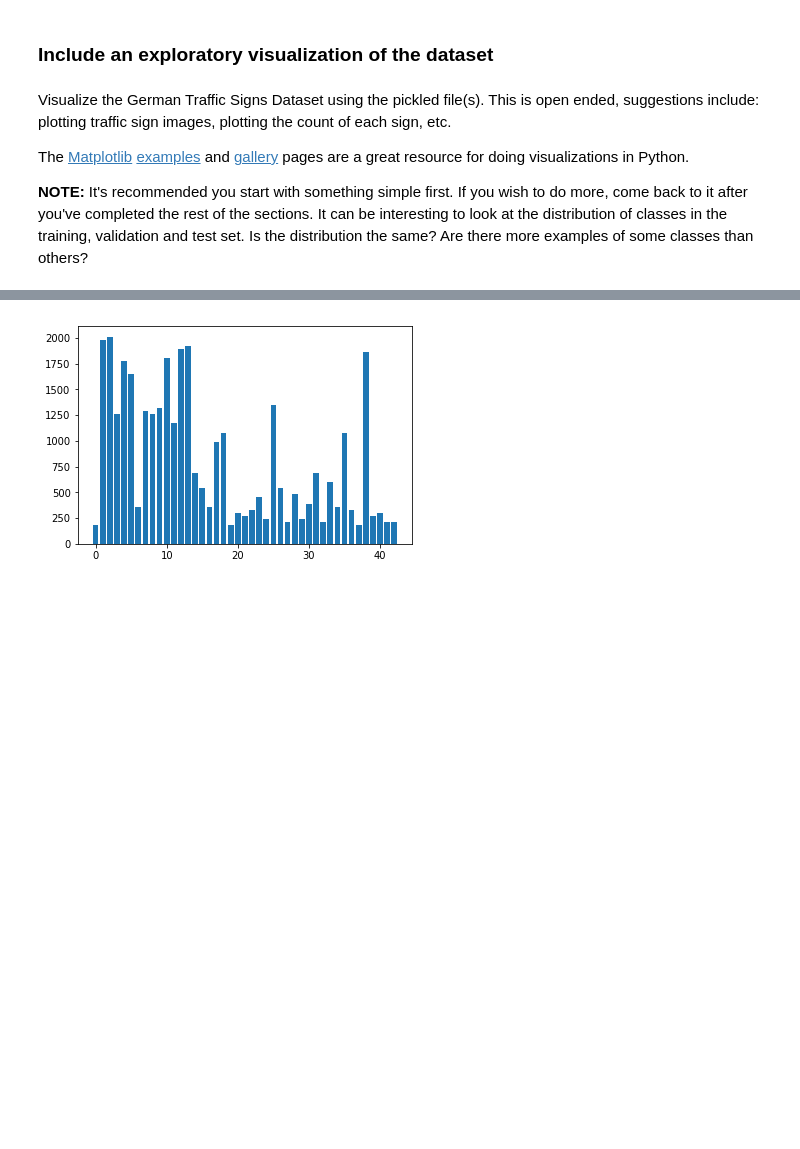
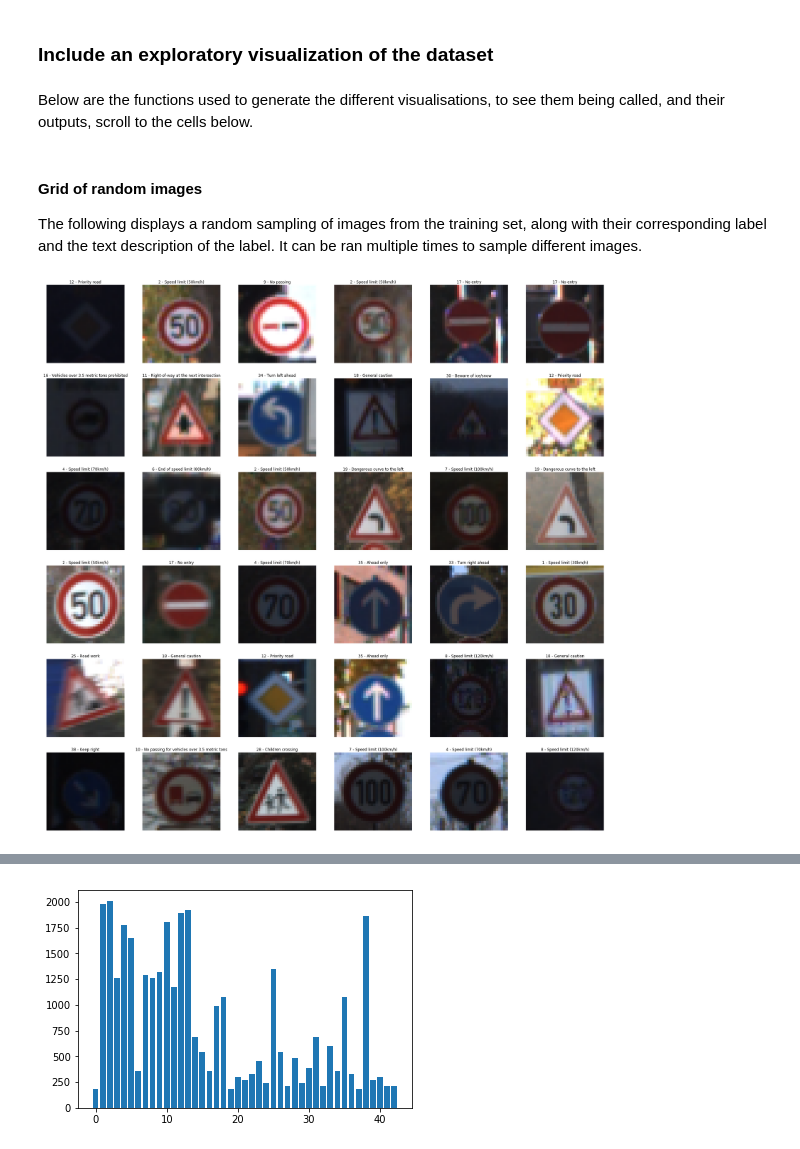
Before and after one commit to Cribbin/self-driving-car-engineer-nanodegree-3, a Jupyter notebook: Traffic_Sign_Classifier.ipynb, the cells around one changed output, grey strips where cells are left out. Saved outputs shown, nothing was run; the diff lists cells and outputs as text; code cells hidden in the pictures; blank space fills up the shorter version.

Commit message:
Add Grid of random images visualizer

```diff
--- a/Traffic_Sign_Classifier.ipynb
+++ b/Traffic_Sign_Classifier.ipynb
@@ -92,18 +88,33 @@ Image data shape = (32, 32, 3)
 Number of classes = 43
 # %% [markdown]
 ### Include an exploratory visualization of the dataset
-# %% [markdown]
-Visualize the German Traffic Signs Dataset using the pickled file(s). This is open ended, suggestions include: plotting traffic sign images, plotting the count of each sign, etc.
-
-The [Matplotlib](http://matplotlib.org/) [examples](http://matplotlib.org/examples/index.html) and [gallery](http://matplotlib.org/gallery.html) pages are a great resource for doing visualizations in Python.
-
-**NOTE:** It's recommended you start with something simple first. If you wish to do more, come back to it after you've completed the rest of the sections. It can be interesting to look at the distribution of classes in the training, validation and test set. Is the distribution the same? Are there more examples of some classes than others?
+# %% [markdown]
+Below are the functions used to generate the different visualisations, to see them being called, and their outputs, scroll to the cells below.
 # %%
 from collections import Counter
+from random import randint
+
 import matplotlib.pyplot as plt
 
-def img_for_classes(labels):
-    pass
+%matplotlib inline
+
+def id_to_label(i):
+    '''Return text description of ID'''
+    return labels[i][1]
+
+def img_for_classes(images, labels, n_rows, n_cols):
+    f, axarr = plt.subplots(n_rows, n_cols,
+                            figsize=(image_shape[0], image_shape[1]))
+
+    for i in range(0, n_rows):
+        for j in range(0, n_cols):
+            random_index = randint(0, n_train - 1)
+            random_id = labels[random_index]
+            axarr[i, j].axis('off')
+            axarr[i, j].set_title('{} - {}'.format(random_id,
+                                                   id_to_label(random_id)))
+            axarr[i, j].imshow(images[random_index])
+
 
 def plot_distribution_of_labels(labels):
     labels_count = Counter()
@@ -114,3 +125,10 @@ def plot_distribution_of_labels(labels):
     sorted_labels = sorted(labels_count.items())
 
     plt.bar([l[0] for l in sorted_labels], [l[1] for l in sorted_labels])
+# %% [markdown]
+#### Grid of random images
+The following displays a random sampling of images from the training set, along with their corresponding label and the text description of the label. It can be ran multiple times to sample different images.
+# %%
+img_for_classes(X_train, y_train, 6, 6)
+# %% [output]
+[figure, added]
```
Also changed, not shown: parts of 8 cells of this notebook.
